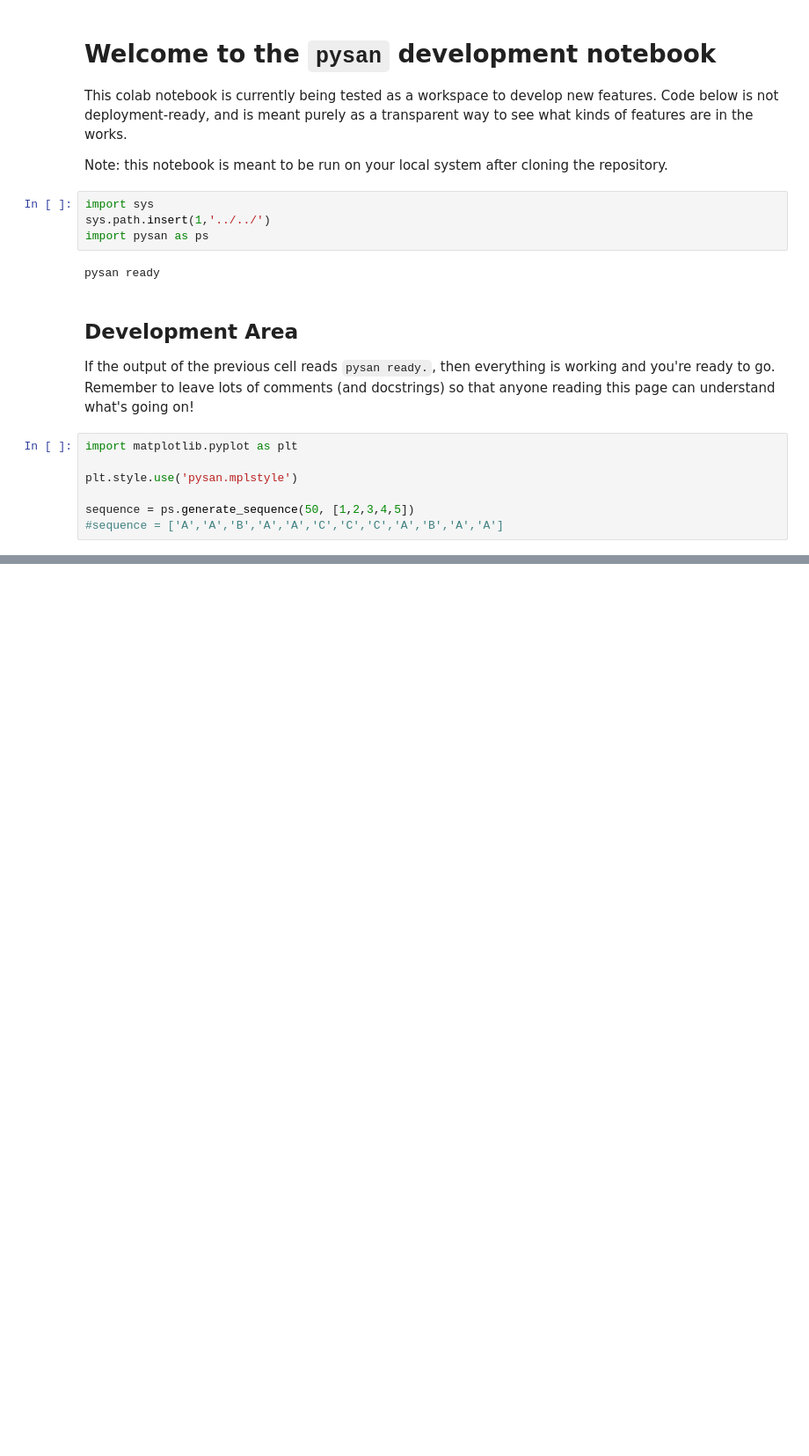
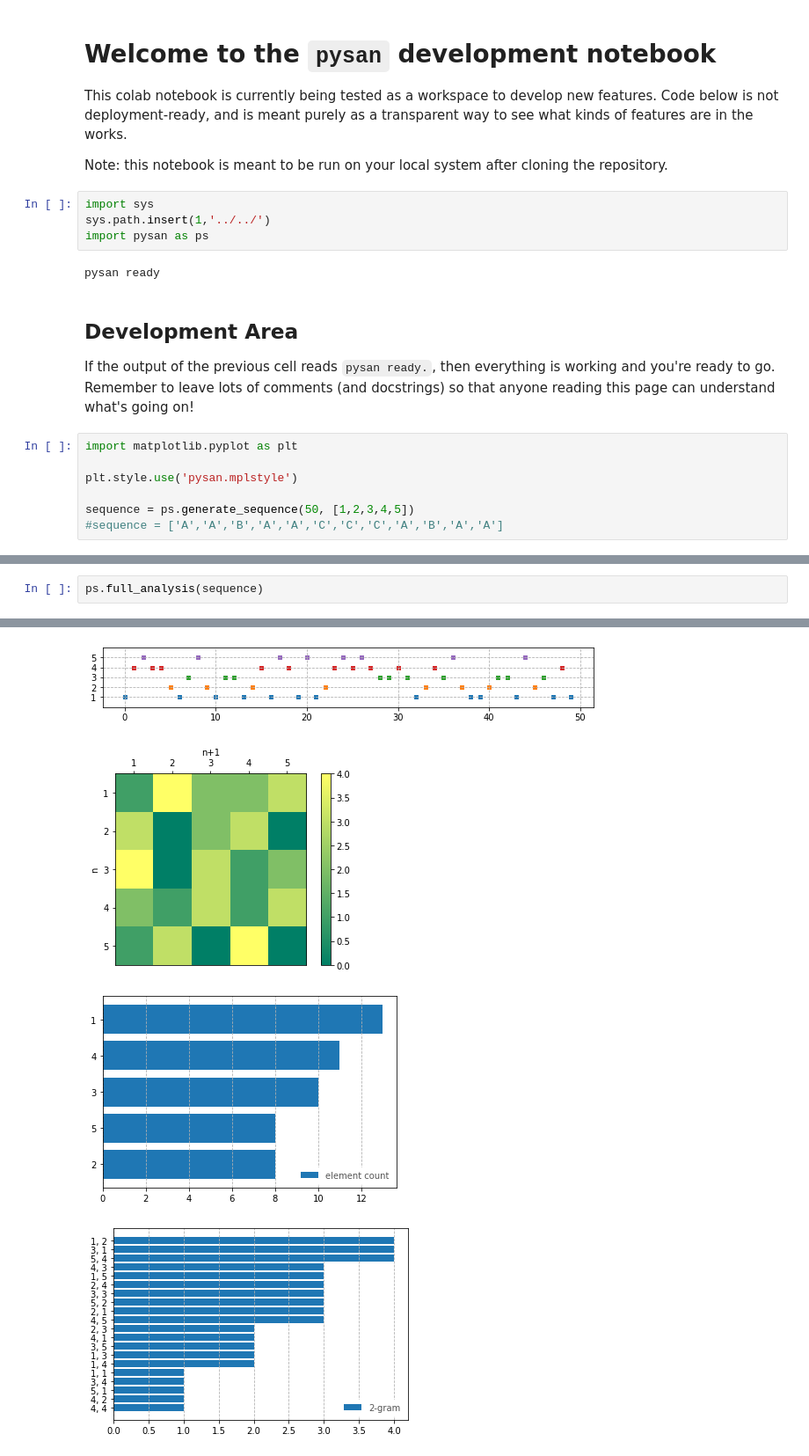
Before and after one commit to pysan-dev/pysan_classic, a Jupyter notebook: docs/notebooks/pysan_dev.ipynb, the cells around one changed output, grey strips where cells are left out. Shown at 88% size. Cells and saved outputs as stored; diff of their text form; blank space fills up the shorter version.

```diff
--- a/docs/notebooks/pysan_dev.ipynb
+++ b/docs/notebooks/pysan_dev.ipynb
@@ -60,0 +22,3 @@ full_analysis(sequence)
+# %%
+ps.full_analysis(sequence)
+# %% [output]
@@ -60,0 +27,4 @@ full_analysis(sequence)
+[figure, added]
+[figure, added]
+[figure, added]
+[figure, added]
```
Also changed, not shown: parts of 3 cells of this notebook, 41 other files.
